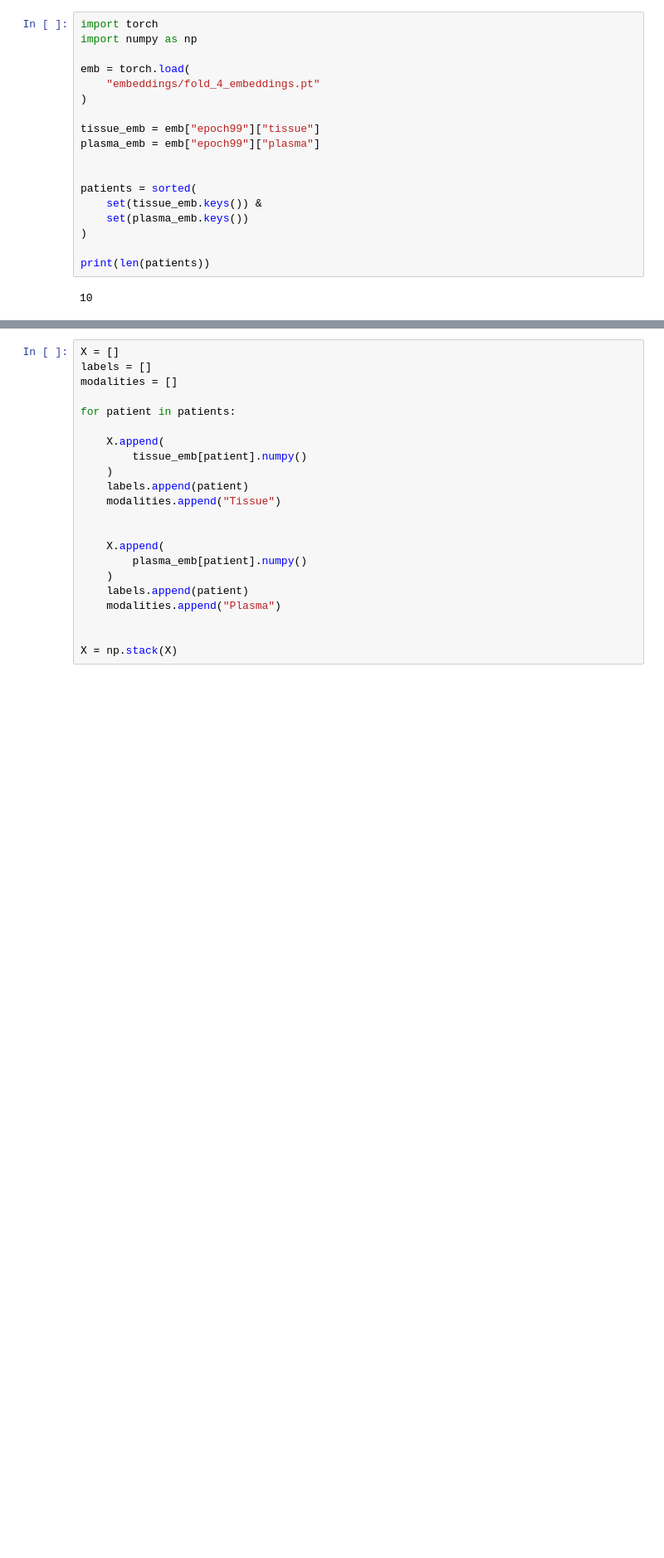
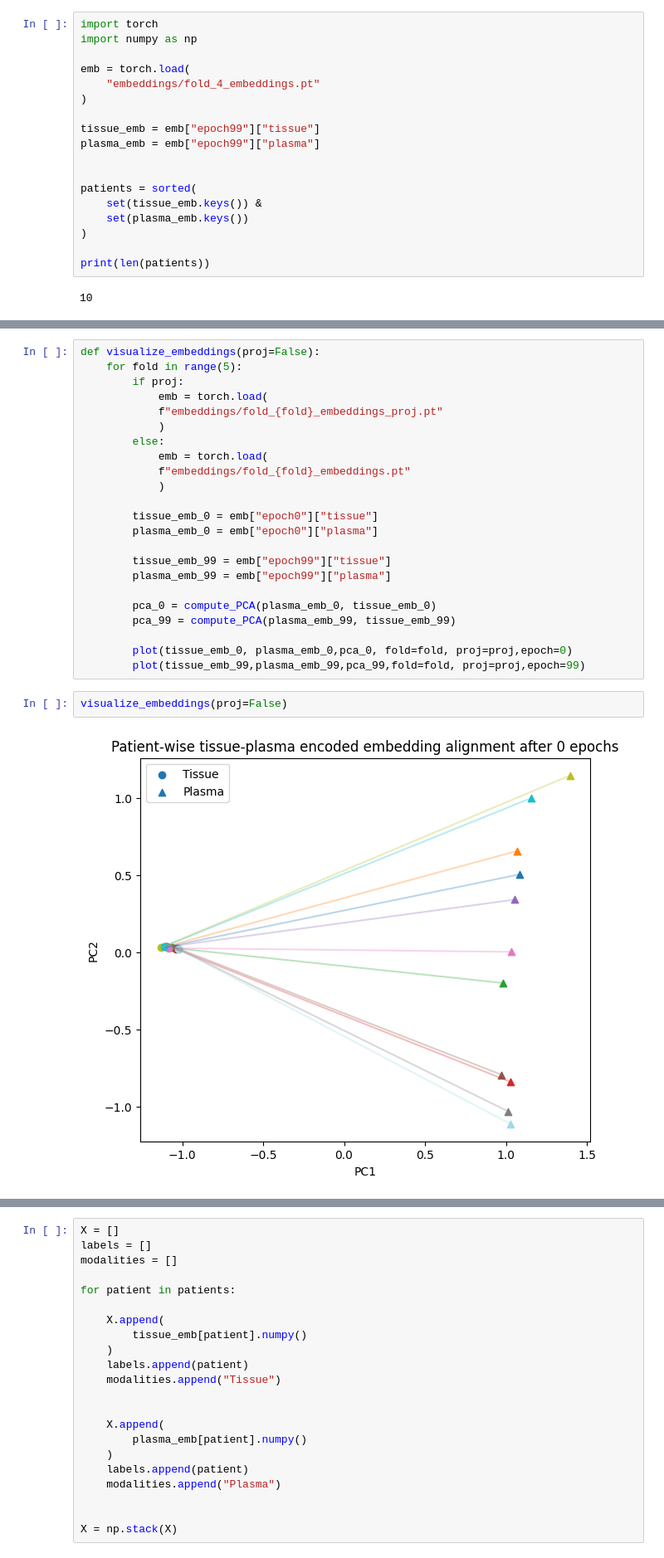
Before and after one commit to paulaliv/AAA_project, a Jupyter notebook: evaluate_embeddings.ipynb, the cells around one changed output, grey strips where cells are left out. Shown at 83% size. Cells and saved outputs as stored; diff of their text form; blank space fills up the shorter version.

```diff
--- a/evaluate_embeddings.ipynb
+++ b/evaluate_embeddings.ipynb
@@ -20,0 +128,27 @@ print(len(patients))
+# %%
+def visualize_embeddings(proj=False):
+    for fold in range(5):
+        if proj:
+            emb = torch.load(
+            f"embeddings/fold_{fold}_embeddings_proj.pt"
+            )
+        else:
+            emb = torch.load(
+            f"embeddings/fold_{fold}_embeddings.pt"
+            )
+
+        tissue_emb_0 = emb["epoch0"]["tissue"]
+        plasma_emb_0 = emb["epoch0"]["plasma"]
+
+        tissue_emb_99 = emb["epoch99"]["tissue"]
+        plasma_emb_99 = emb["epoch99"]["plasma"]
+
+        pca_0 = compute_PCA(plasma_emb_0, tissue_emb_0)
+        pca_99 = compute_PCA(plasma_emb_99, tissue_emb_99)
+
+        plot(tissue_emb_0, plasma_emb_0,pca_0, fold=fold, proj=proj,epoch=0)
+        plot(tissue_emb_99,plasma_emb_99,pca_99,fold=fold, proj=proj,epoch=99)
+# %%
+visualize_embeddings(proj=False)
+# %% [output]
+[figure, added]
```
Also changed, not shown: parts of 7 cells of this notebook, 47 other files.
